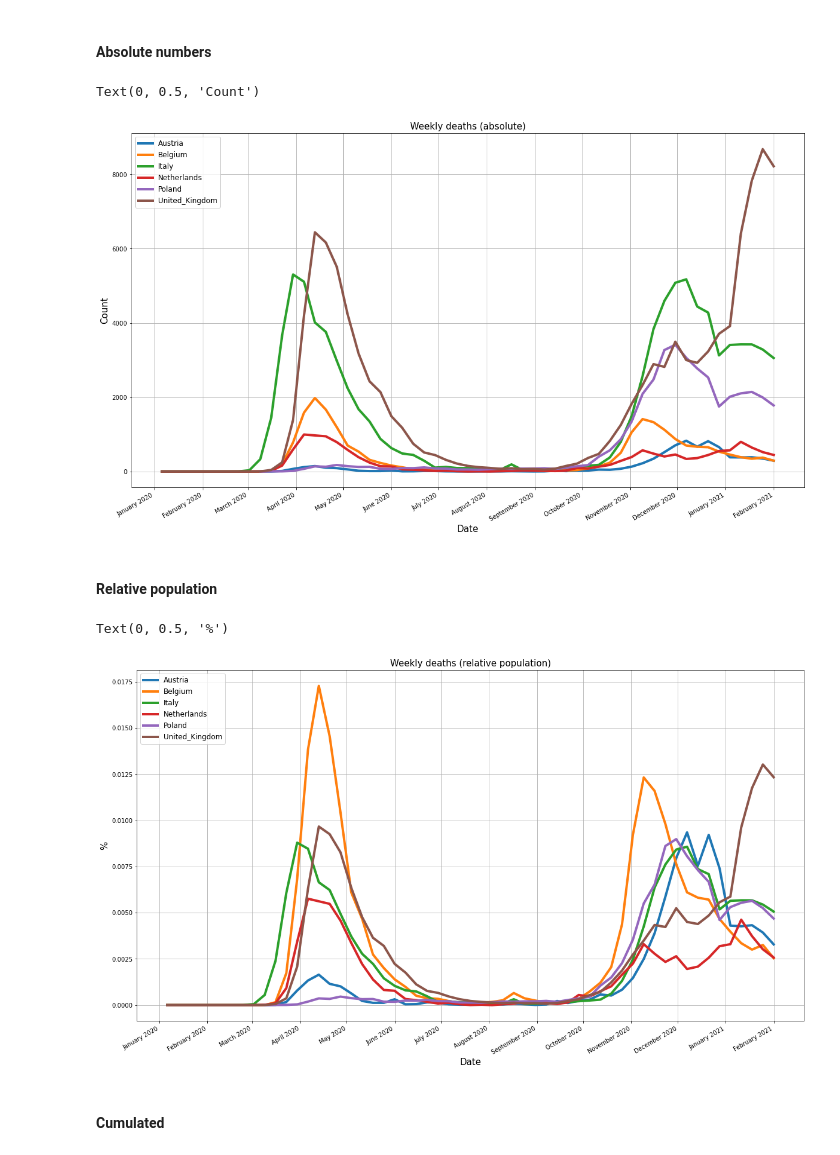
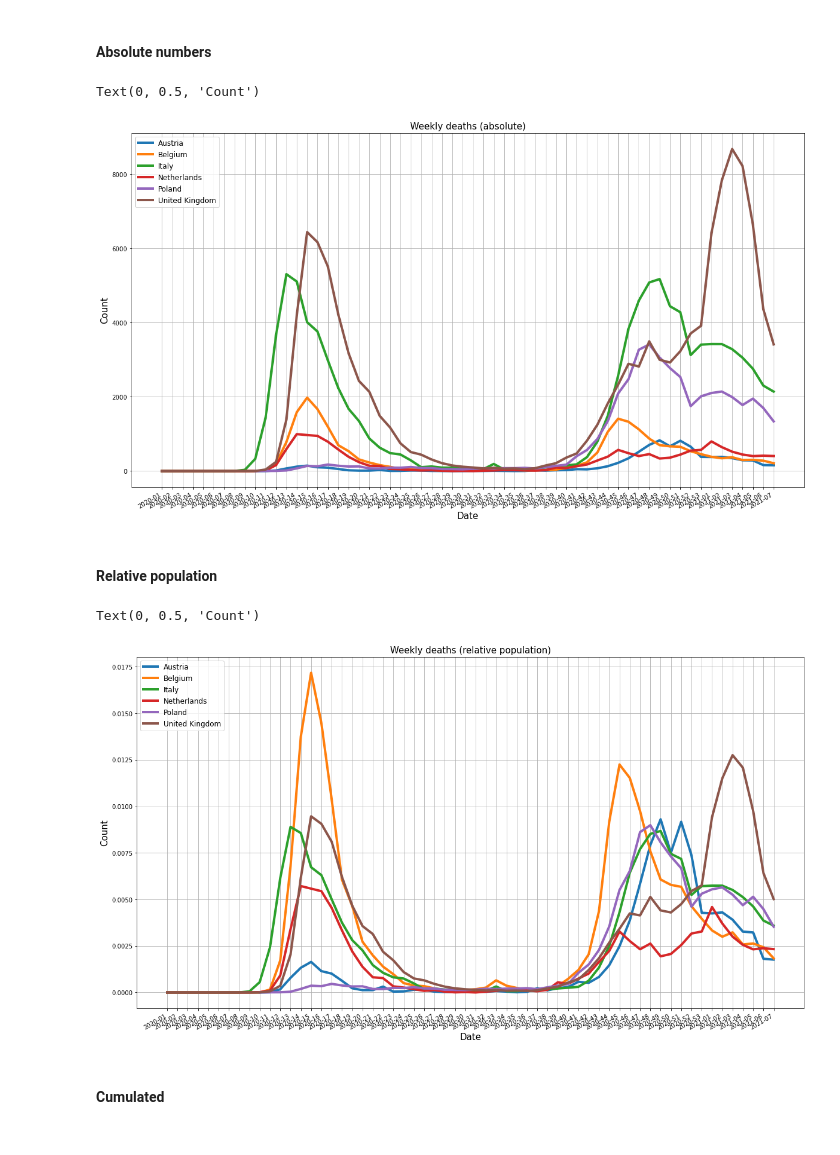
Before and after one commit to HodaAtWork/DS-miniatures, a Jupyter notebook: Python/CovidAnalysisUpdated.ipynb, the cells around one changed output. Cells and saved outputs as stored; diff of their text form; code cells hidden in the pictures.

```diff
--- a/Python/CovidAnalysisUpdated.ipynb
+++ b/Python/CovidAnalysisUpdated.ipynb
@@ -237,7 +258,3 @@ Max weekly deaths  Netherlands   995
 # %% [markdown]
 ### Cumulative sum of cases and deaths
 To find the total number of reported cases and deaths up to a date in the Netherlands
-# %%
-covid_df_country['cumulativeCases']=covid_df_country.loc[::-1, 'cases_weekly'].cumsum(axis = 0)[::-1]
-covid_df_country['cumulativeDeaths']=covid_df_country.loc[::-1, 'deaths_weekly'].cumsum(axis = 0)[::-1]
-covid_df_country.head(10)
@@ -260,0 +279,4 @@ See the caveats in the documentation: https://pandas.pydata.org/pandas-docs/stab
+# %%
+df_country = df[df.country=='Netherlands']
+dfNL=compressed_country_df(df_country)
+dfNL.sort_values(by=['year_week'], ascending=False).head(20)
@@ -264,13 +304,11 @@ How is Covid-19 moving in time? This plot merely prints the weekly figures. The
 # %%
 plt.figure(figsize=(20,12))
 for i in ['cases_weekly', 'deaths_weekly']:
-    x = [datetime.datetime.strptime(d,'%d %B %Y') for d in covid_df_country.date.values] #convert strings to dates
-    plt.gca().xaxis.set_major_formatter(mpl.dates.DateFormatter('%B %Y'))
-    plt.gca().xaxis.set_major_locator(mpl.dates.MonthLocator())
-    plt.plot(x,covid_df_country[i], alpha=0.7, label=i, linewidth='2.5')
+    x = dfNL.year_week
+    plt.plot(x, dfNL[i], alpha=0.7, label=i, linewidth='2.5')
     plt.gcf().autofmt_xdate()
 
-plt.plot (x, covid_df_country['cumulativeDeaths'], label='cumulated deaths', linewidth='2.5')
+plt.plot (x, dfNL['cumulative_deaths'], label='cumulated deaths', linewidth='2.5')
 plt.legend(loc="upper left", prop={'size': 12})
 plt.grid()
 plt.title('Netherlands', fontsize=15)
@@ -297,12 +330,13 @@ covid_df_countries = [df_country[relevant_columns] for df_country in df_countrie
 # %% [markdown]
 #### Absolute numbers
 # %%
+countries = ['Austria', 'Belgium', 'Italy', 'Netherlands', 'Poland', 'United Kingdom']
+df_countries = [df[df.country==country] for country in countries]
+dfs=[compressed_country_df(df) for df in df_countries]
 plt.rcParams["figure.figsize"] = [20,12]
-for covid_df_country in covid_df_countries:
+for covid_df_country in dfs:
     lbl = next(iter(set(covid_df_country.country.values)))
-    x = [datetime.datetime.strptime(d,'%d %B %Y') for d in covid_df_country.date.values]
-    plt.gca().xaxis.set_major_formatter(mpl.dates.DateFormatter('%B %Y'))
-    plt.gca().xaxis.set_major_locator(mpl.dates.MonthLocator())
+    x = covid_df_country.year_week
     plt.plot(x, covid_df_country.deaths_weekly, alpha=1.0, label=lbl, linewidth=4.0)
     plt.gcf().autofmt_xdate()
     plt.legend(loc="upper left",  prop={'size': 12})
@@ -312,27 +346,25 @@ plt.xlabel('Date', fontsize=15)
 plt.ylabel('Count', fontsize=15)
 # %% [output]
 Text(0, 0.5, 'Count')
-[figure, old version]
+[figure, new version]
 # %% [markdown]
 #### Relative population
 # %%
 plt.rcParams["figure.figsize"] = [20,12]
-for covid_df_country in covid_df_countries:
+for covid_df_country in dfs:
     lbl = next(iter(set(covid_df_country.country.values)))
-    x = [datetime.datetime.strptime(d,'%d %B %Y') for d in covid_df_country.date.values]
+    x = covid_df_country.year_week
     y = covid_df_country.deaths_weekly / covid_df_country.population * 100
-    plt.gca().xaxis.set_major_formatter(mpl.dates.DateFormatter('%B %Y'))
-    plt.gca().xaxis.set_major_locator(mpl.dates.MonthLocator())
-    plt.plot(x, y, alpha=1.0, label=lbl, linewidth=4.0)
+    plt.plot(x, y , alpha=1.0, label=lbl, linewidth=4.0)
     plt.gcf().autofmt_xdate()
-    plt.legend(loc="upper left", prop={'size': 12})
+    plt.legend(loc="upper left",  prop={'size': 12})
 plt.grid()
 plt.title('Weekly deaths (relative population)', fontsize=15)
 plt.xlabel('Date', fontsize=15)
-plt.ylabel('%', fontsize=15)
+plt.ylabel('Count', fontsize=15)
 # %% [output]
-Text(0, 0.5, '%')
+Text(0, 0.5, 'Count')
-[figure, old version]
+[figure, new version]
 # %% [markdown]
 #### Cumulated
 # %%
```
Also changed, not shown: parts of 29 cells of this notebook, 2 other files.
